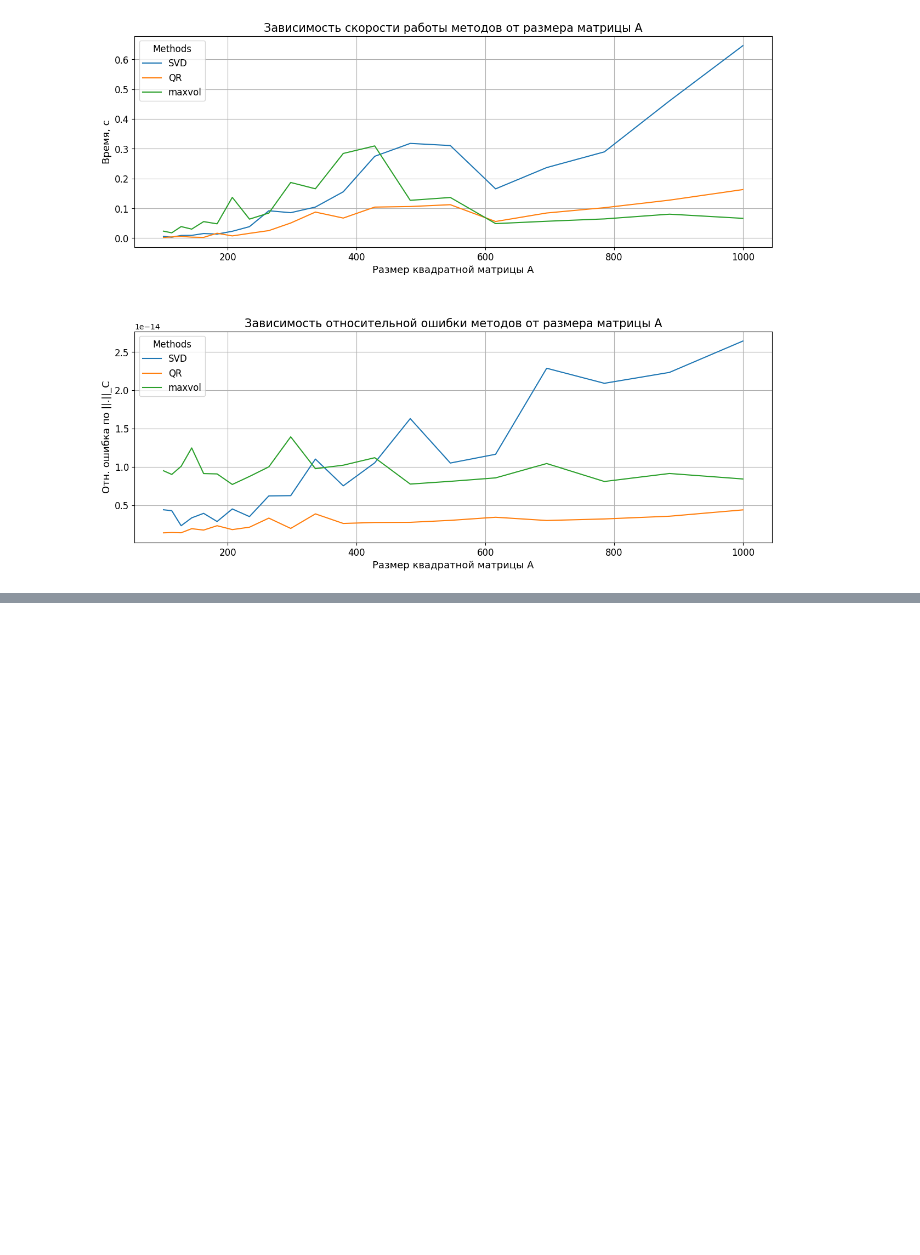
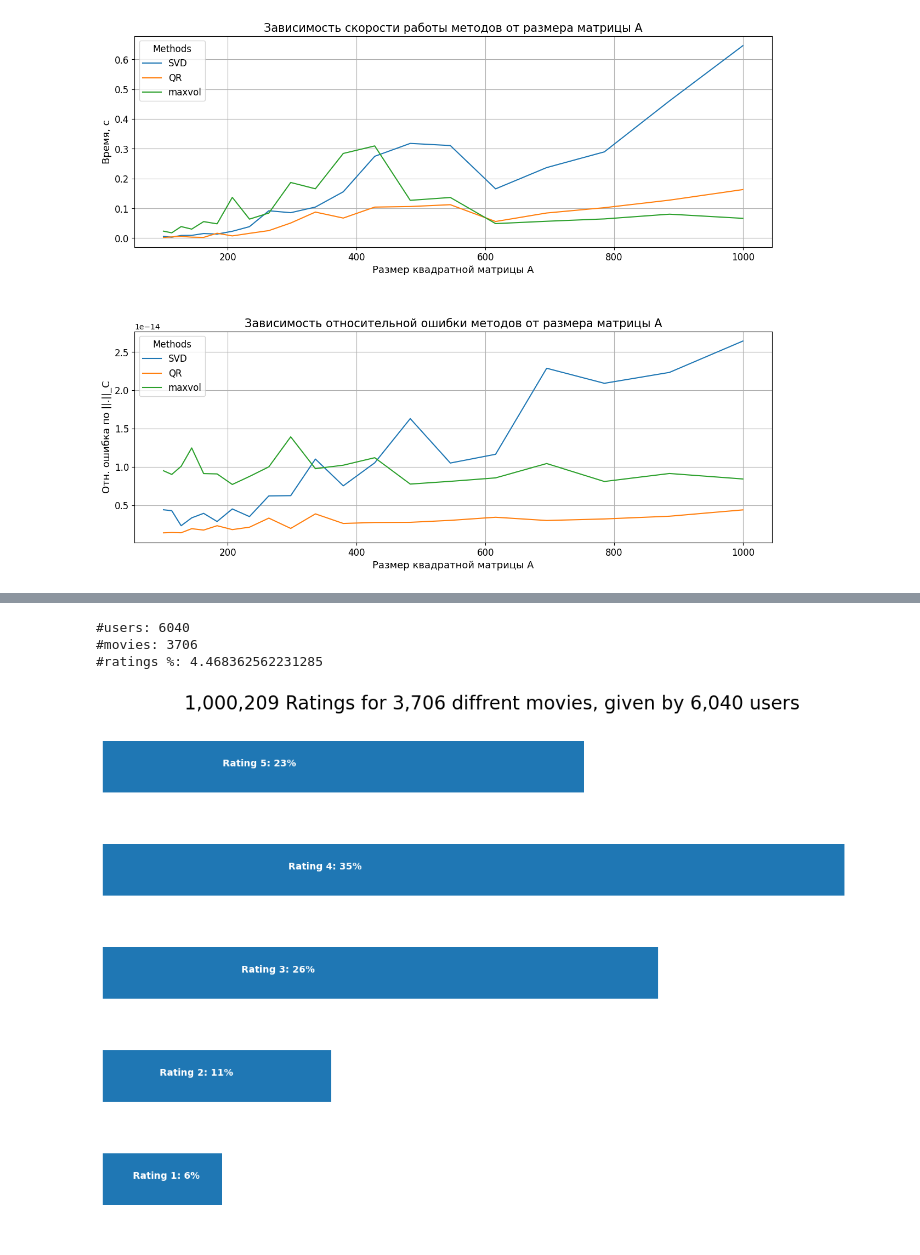
Before and after one commit to ol3gka/AI_Masters_NLA_projects_Matrix_Masters, a Jupyter notebook: Maxvol_code.ipynb, the cells around one changed output, grey strips where cells are left out. Cells and saved outputs as stored; diff of their text form; code cells hidden in the pictures; blank space fills up the shorter version.

```diff
--- a/Maxvol_code.ipynb
+++ b/Maxvol_code.ipynb
@@ -745,0 +763,4 @@ plt.show()
+# %%
+ratings_list = [i.strip().split("::") for i in open('./ml-1m/ratings.dat', 'r').readlines()]
+ratings_df = pd.DataFrame(ratings_list, columns = ['UserID', 'MovieID', 'Rating', 'Timestamp'], dtype = int)
+ratings_df['Rating']=ratings_df['Rating'].apply(pd.to_numeric)
@@ -745,0 +786,25 @@ plt.show()
+# %%
+print("#users: "+ str(ratings_df.UserID.nunique()))
+print("#movies: "+ str(ratings_df.MovieID.nunique()))
+print("#ratings %: "+ str(ratings_df.shape[0]/(ratings_df.UserID.nunique()*ratings_df.MovieID.nunique())*100))
+
+
+p = ratings_df.groupby('Rating')['Rating'].agg(['count'])
+
+movie_count = ratings_df["MovieID"].nunique()
+
+user_count = ratings_df['UserID'].nunique()
+
+rating_count = ratings_df.shape[0]
+
+ax = p.plot(kind = 'barh', legend = False, figsize = (15,10))
+plt.title('{:,} Ratings for {:,} diffrent movies, given by {:,} users'.format(rating_count, movie_count, user_count), fontsize=20)
+plt.axis('off')
+
+for i in range(1,6):
+    ax.text(p.iloc[i-1][0]/4, i-1, 'Rating {}: {:.0f}%'.format(i, p.iloc[i-1][0]*100 / p.sum()[0]), color = 'white', weight = 'bold')
+# %% [output]
+#users: 6040
+#movies: 3706
+#ratings %: 4.468362562231285
+[figure, added]
```
Also changed, not shown: parts of 22 cells of this notebook.
